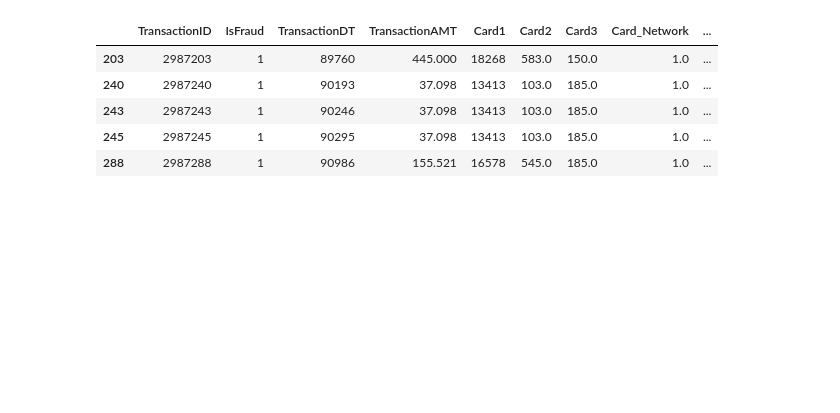
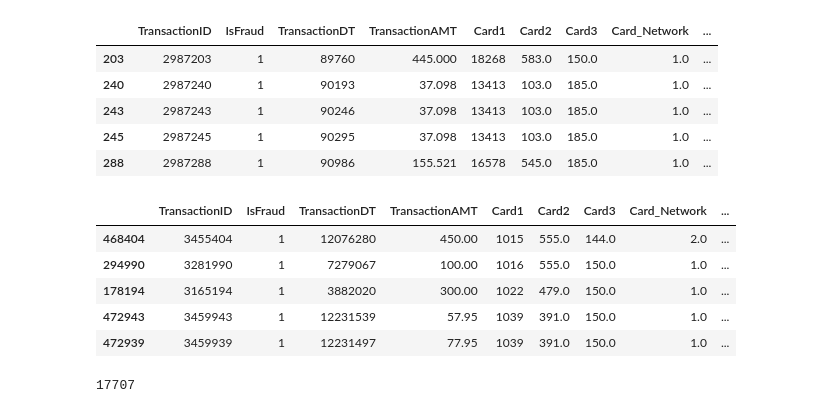
Before and after one commit to Rmccusker86/FraudulentCharges, a Jupyter notebook: Fraud_Charges-Copy1.ipynb, the cells around one changed output. Cells and saved outputs as stored; diff of their text form; code cells hidden in the pictures; blank space fills up the shorter version.

```diff
--- a/Fraud_Charges-Copy1.ipynb
+++ b/Fraud_Charges-Copy1.ipynb
@@ -350,5 +366,5 @@ non_fraud_df.head()
 # %%
-is_fraud_df = final_df[final_df['IsFraud'] == 1]
+is_fraud_df = final_df[final_df['IsFraud'] == 1, ]
 is_fraud_df.head()
 # %% [output]
 |  | TransactionID | IsFraud | TransactionDT | TransactionAMT | Card1 | Card2 | Card3 | Card_Network | ... |
@@ -357,3 +373,17 @@ is_fraud_df.head()
 | 243 | 2987243 | 1 | 90246 | 37.098 | 13413 | 103.0 | 185.0 | 1.0 | ... |
 | 245 | 2987245 | 1 | 90295 | 37.098 | 13413 | 103.0 | 185.0 | 1.0 | ... |
 | 288 | 2987288 | 1 | 90986 | 155.521 | 16578 | 545.0 | 185.0 | 1.0 | ... |
+# %%
+sorted_fraud_df = is_fraud_df.sort_values(by=['Card1', 'TransactionAMT'])
+sorted_fraud_df.head()
+# %% [output]
+|  | TransactionID | IsFraud | TransactionDT | TransactionAMT | Card1 | Card2 | Card3 | Card_Network | ... |
+| 468404 | 3455404 | 1 | 12076280 | 450.00 | 1015 | 555.0 | 144.0 | 2.0 | ... |
+| 294990 | 3281990 | 1 | 7279067 | 100.00 | 1016 | 555.0 | 150.0 | 1.0 | ... |
+| 178194 | 3165194 | 1 | 3882020 | 300.00 | 1022 | 479.0 | 150.0 | 1.0 | ... |
+| 472943 | 3459943 | 1 | 12231539 | 57.95 | 1039 | 391.0 | 150.0 | 1.0 | ... |
+| 472939 | 3459939 | 1 | 12231497 | 77.95 | 1039 | 391.0 | 150.0 | 1.0 | ... |
+# %%
+is_fraud_df['Card1'].count()
+# %% [output]
+17707
```
Also changed, not shown: parts of 9 cells of this notebook.
